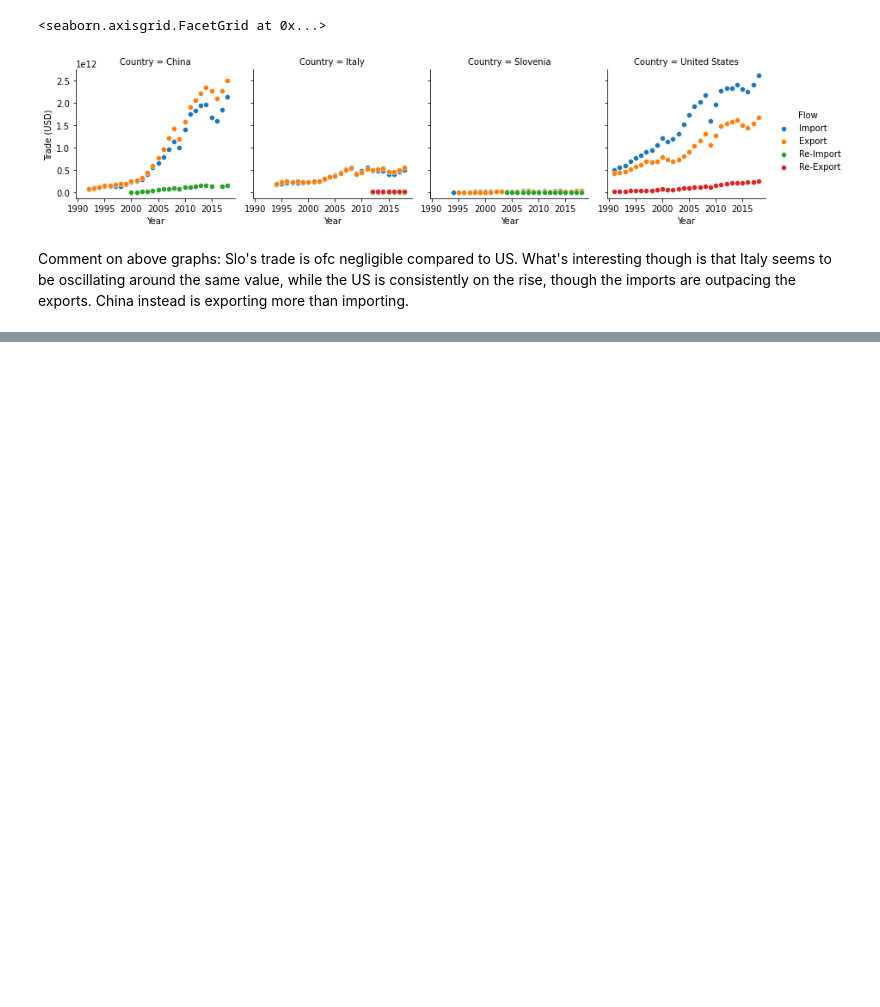
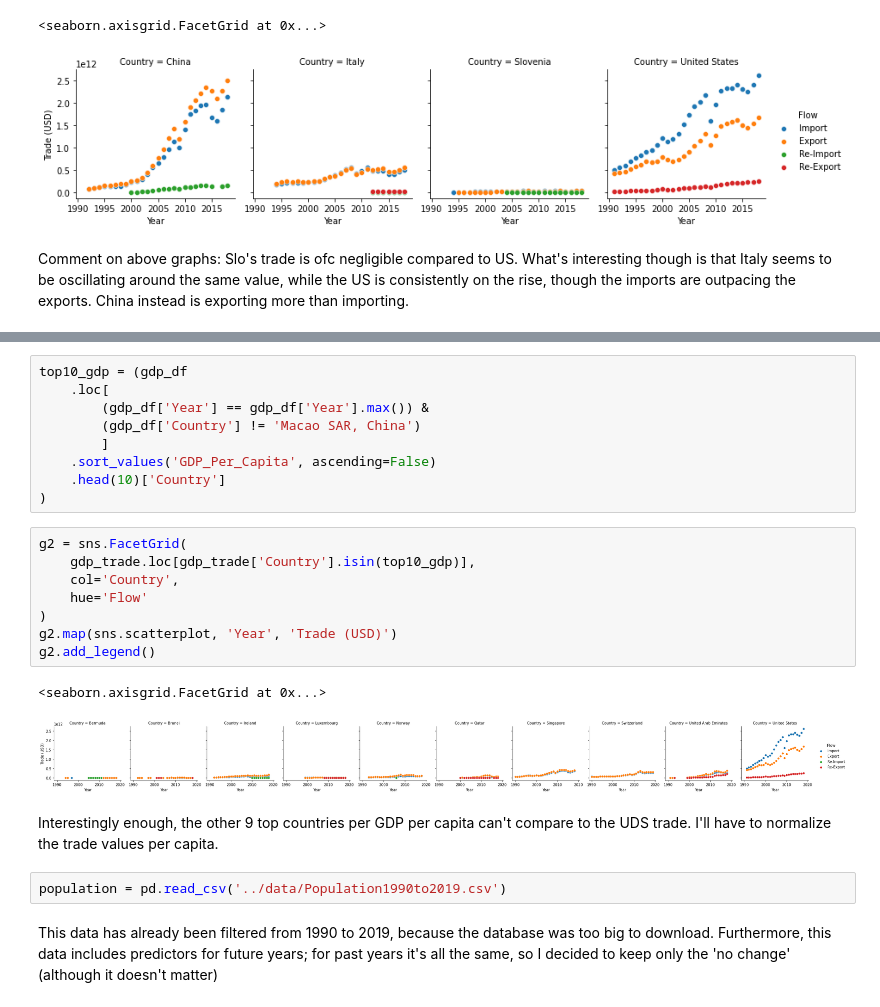
Before and after one commit to tomoumer/un_data_question-tomoumer, a Jupyter notebook: notebooks/UN_Data_Solo.ipynb, the cells around one changed output, grey strips where cells are left out. Saved outputs shown, nothing was run; the diff lists cells and outputs as text; blank space fills up the shorter version.

```diff
--- a/notebooks/UN_Data_Solo.ipynb
+++ b/notebooks/UN_Data_Solo.ipynb
@@ -60,0 +112,26 @@ Comment on above graphs: Slo's trade is ofc negligible compared to US. What's in
+# %%
+top10_gdp = (gdp_df
+    .loc[
+        (gdp_df['Year'] == gdp_df['Year'].max()) &
+        (gdp_df['Country'] != 'Macao SAR, China')
+        ]
+    .sort_values('GDP_Per_Capita', ascending=False)
+    .head(10)['Country']
+)
+# %%
+g2 = sns.FacetGrid(
+    gdp_trade.loc[gdp_trade['Country'].isin(top10_gdp)],
+    col='Country',
+    hue='Flow'
+)
+g2.map(sns.scatterplot, 'Year', 'Trade (USD)')
+g2.add_legend()
+# %% [output]
+<seaborn.axisgrid.FacetGrid at 0x...>
+[figure, added]
+# %% [markdown]
+Interestingly enough, the other 9 top countries per GDP per capita can't compare to the UDS trade. I'll have to normalize the trade values per capita.
+# %%
+population = pd.read_csv('../data/Population1990to2019.csv')
+# %% [markdown]
+This data has already been filtered from 1990 to 2019, because the database was too big to download. Furthermore, this data includes predictors for future years; for past years it's all the same, so I decided to keep only the 'no change' (although it doesn't matter)
```
Also changed, not shown: parts of 20 cells of this notebook.
